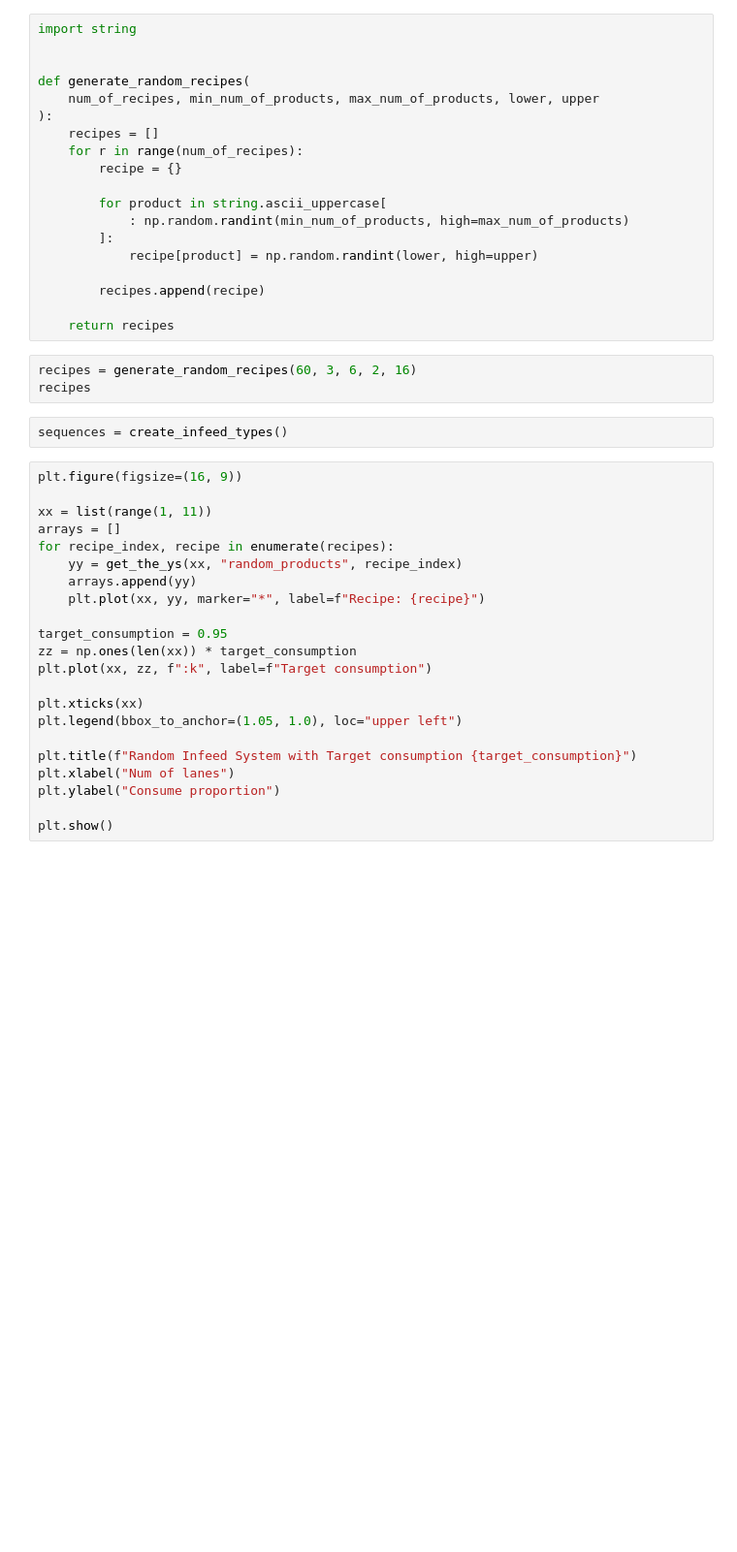
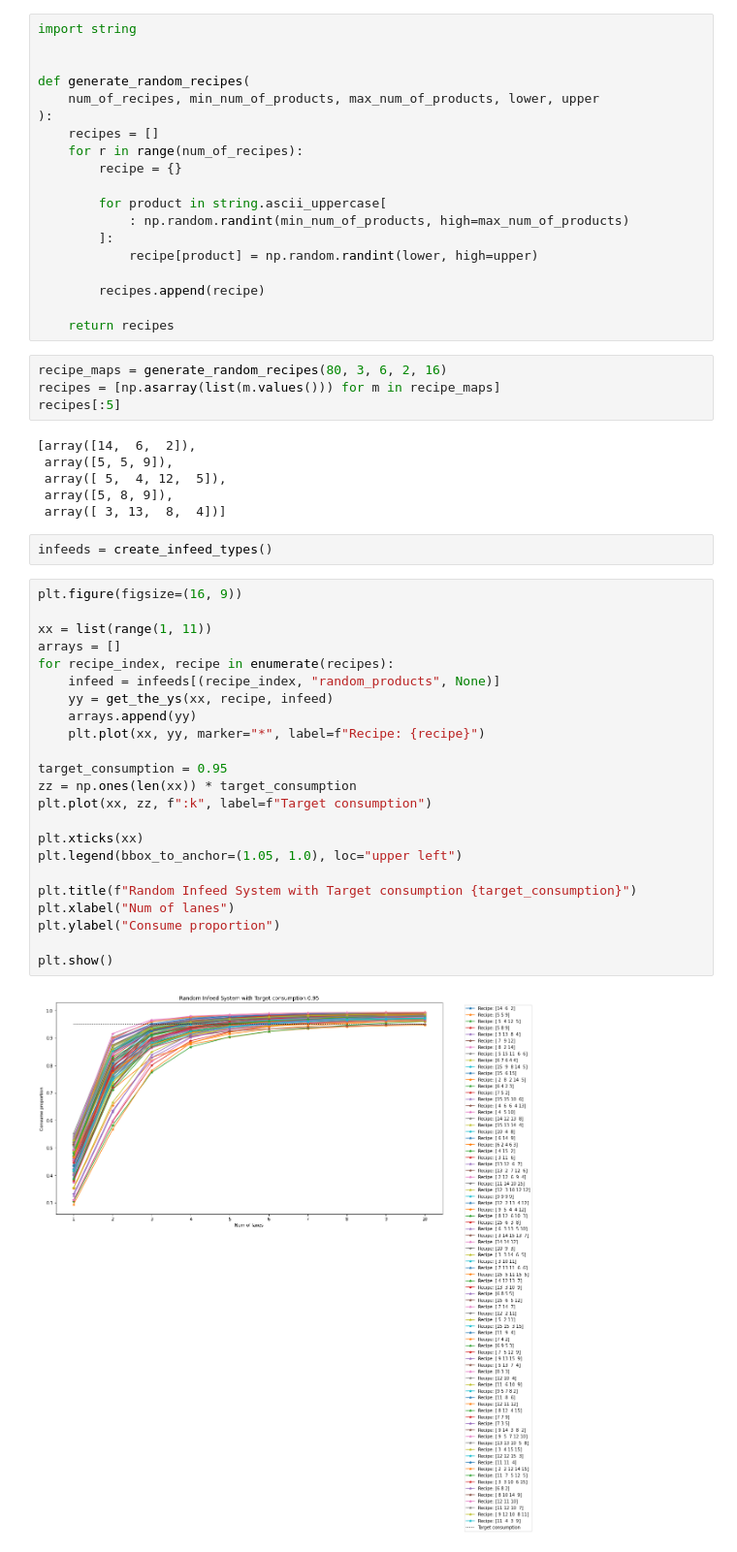
Before and after one commit to MiguelR90/machine-consumption, a Jupyter notebook: notebooks/Analysis Final.ipynb, the cells around one changed output. Shown at 97% size. Cells and saved outputs as stored; diff of their text form; blank space fills up the shorter version.

```diff
--- a/notebooks/Analysis Final.ipynb
+++ b/notebooks/Analysis Final.ipynb
@@ -579,32 +378,42 @@ def generate_random_recipes(
 
     return recipes
 # %%
-recipes = generate_random_recipes(60, 3, 6, 2, 16)
-recipes
+recipe_maps = generate_random_recipes(80, 3, 6, 2, 16)
+recipes = [np.asarray(list(m.values())) for m in recipe_maps]
+recipes[:5]
+# %% [output]
+[array([14,  6,  2]),
+ array([5, 5, 9]),
+ array([ 5,  4, 12,  5]),
+ array([5, 8, 9]),
+ array([ 3, 13,  8,  4])]
 # %%
-sequences = create_infeed_types()
+infeeds = create_infeed_types()
 # %%
 plt.figure(figsize=(16, 9))
 
 xx = list(range(1, 11))
 arrays = []
 for recipe_index, recipe in enumerate(recipes):
-    yy = get_the_ys(xx, "random_products", recipe_index)
+    infeed = infeeds[(recipe_index, "random_products", None)]
+    yy = get_the_ys(xx, recipe, infeed)
     arrays.append(yy)
     plt.plot(xx, yy, marker="*", label=f"Recipe: {recipe}")
 
 target_consumption = 0.95
 zz = np.ones(len(xx)) * target_consumption
 plt.plot(xx, zz, f":k", label=f"Target consumption")
 
 plt.xticks(xx)
 plt.legend(bbox_to_anchor=(1.05, 1.0), loc="upper left")
 
 plt.title(f"Random Infeed System with Target consumption {target_consumption}")
 plt.xlabel("Num of lanes")
 plt.ylabel("Consume proportion")
 
 plt.show()
+# %% [output]
+[figure, added]
 # %%
 plt.figure(figsize=(16, 9))
 
```
Also changed, not shown: parts of 33 cells of this notebook.
